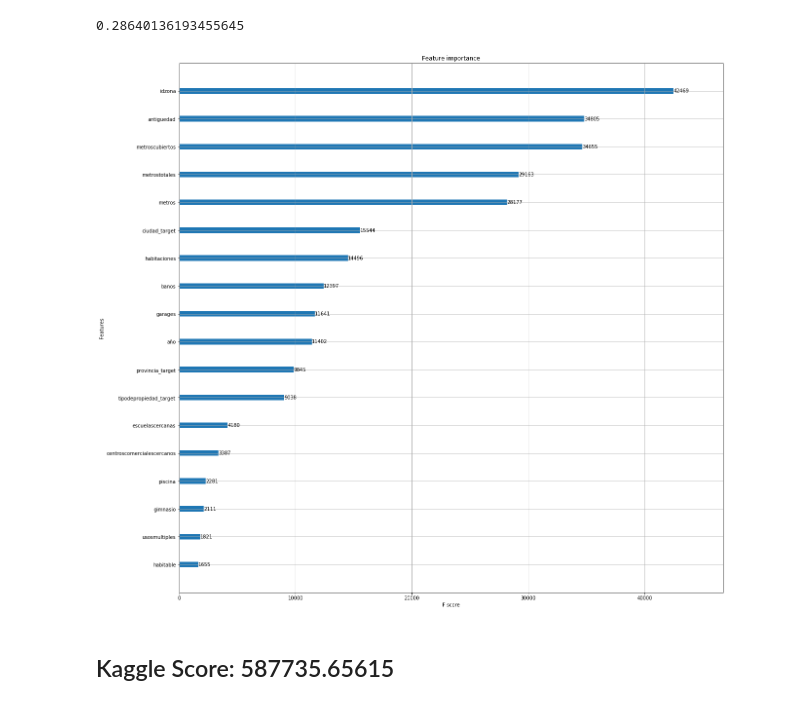
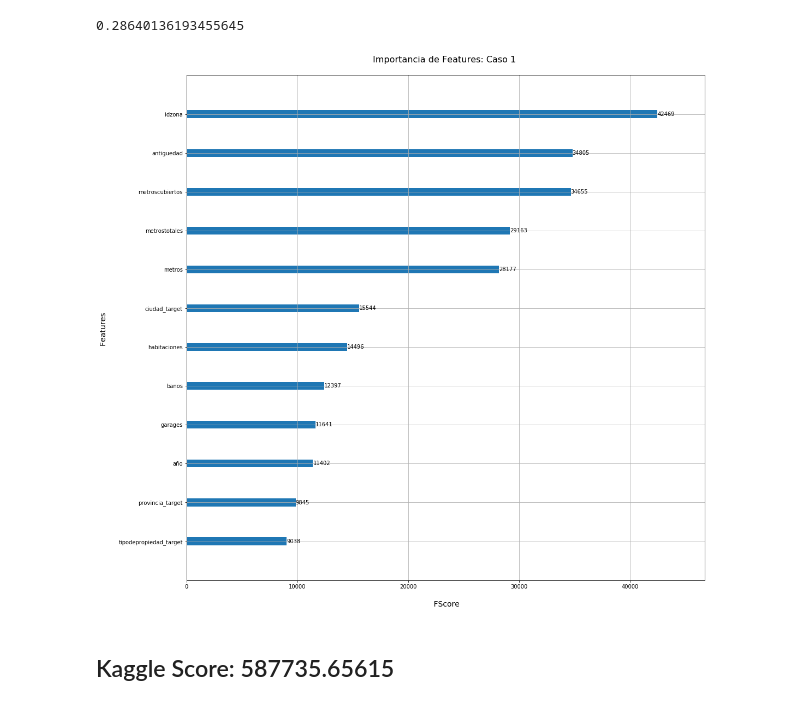
Before and after one commit to ggparente95/tp2-zonajobs, a Jupyter notebook: Pruebas XGBoost Ordenadas.ipynb, the cells around one changed output. Saved outputs shown, nothing was run; the diff lists cells and outputs as text; code cells hidden in the pictures.

Commit message:
Pruebas con dos casos mas, bien ordenadas y los graficos bien

```diff
--- a/Pruebas XGBoost Ordenadas.ipynb
+++ b/Pruebas XGBoost Ordenadas.ipynb
@@ -215,12 +216,15 @@ preds = xg_reg.predict(X_test)
 print(RMSLE(y_test, preds))
 # %% [output]
 0.28640136193455645
-# %%
-xgb.plot_importance(xg_reg)
-plt.rcParams['figure.figsize'] = [17, 17]
-plt.show()
-# %% [output]
-[figure, removed]
+# %%
+ax = xgb.plot_importance(xg_reg, max_num_features=12)
+plt.rcParams['figure.figsize'] = [20, 20]
+ax.set_xlabel("\n FScore", fontsize=14)
+ax.set_ylabel("Features \n", fontsize=14)
+ax.set_title('Importancia de Features: Caso 1 \n', fontdict={'fontsize':16})
+plt.show()
+# %% [output]
+[figure, added]
 # %% [markdown]
 ## Kaggle Score: 587735.65615
 # %% [markdown]
```
Also changed, not shown: parts of 34 cells of this notebook.
